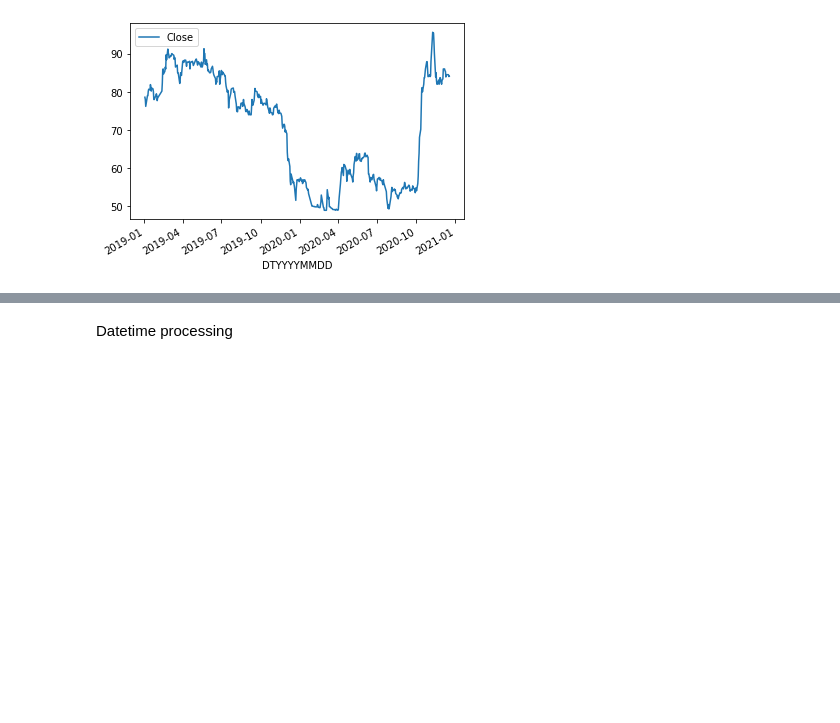
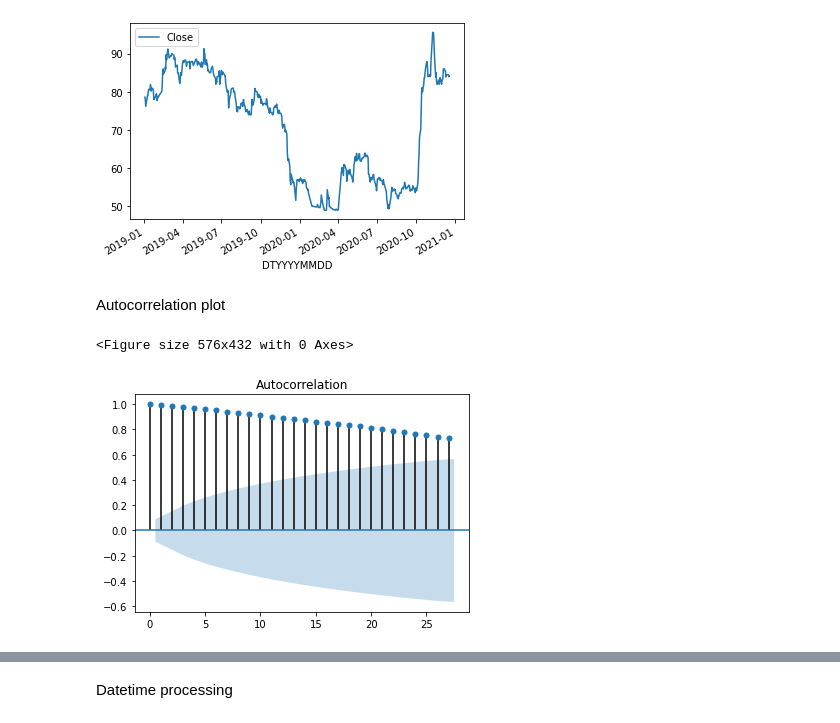
Before and after one commit to vantuan5644/StockPriceForecasting, a Jupyter notebook: notebooks/EDA_baseline-Massan.ipynb, the cells around one changed output, grey strips where cells are left out. Saved outputs shown, nothing was run; the diff lists cells and outputs as text; code cells hidden in the pictures; blank space fills up the shorter version.

```diff
--- a/notebooks/EDA_baseline-Massan.ipynb
+++ b/notebooks/EDA_baseline-Massan.ipynb
@@ -61,3 +63,5 @@ df[['Close']].plot()
 # %% [output]
 <matplotlib.axes._subplots.AxesSubplot at 0x...>
 [figure]
+# %% [markdown]
+Autocorrelation plot
@@ -63,0 +71,6 @@ df[['Close']].plot()
+# %%
+plt.figure(figsize = (8, 6))
+ax1 = plot_acf(df['Close'])
+# %% [output]
+<Figure size 576x432 with 0 Axes>
+[figure, added]
```
Also changed, not shown: parts of 43 cells of this notebook, 4 other files.
